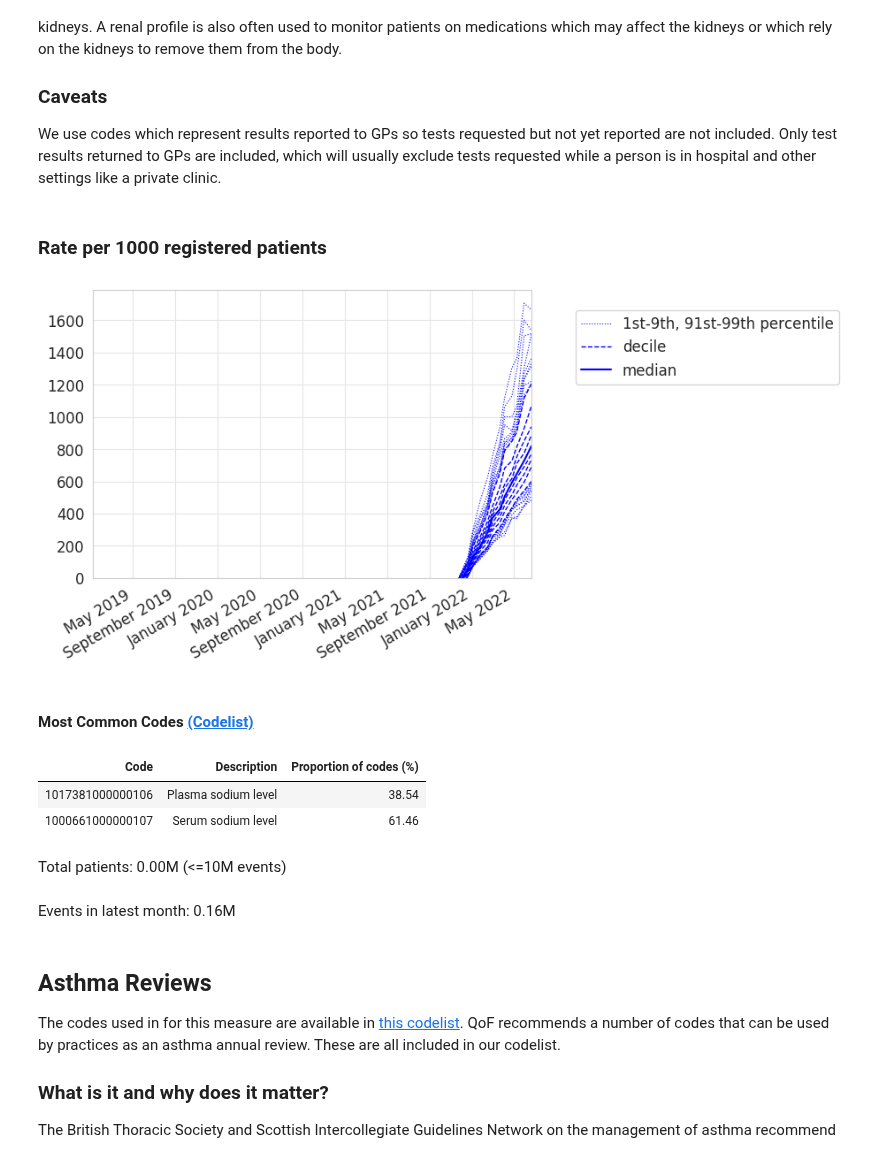
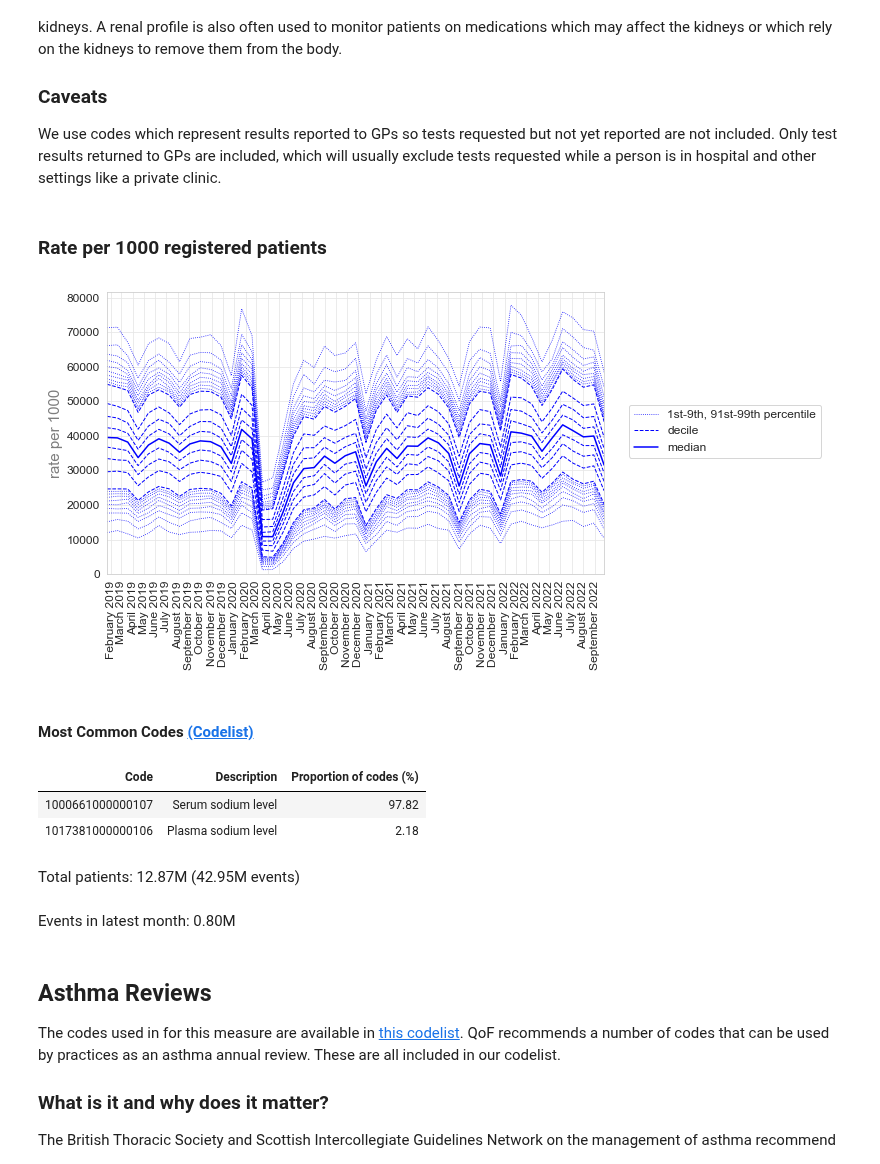
Before and after one commit to opensafely/SRO-Measures, a Jupyter notebook: analysis/sentinel_measures_updating.ipynb, the cells around one changed output. Saved outputs shown, nothing was run; the diff lists cells and outputs as text; code cells hidden in the pictures.

```diff
--- a/analysis/sentinel_measures_updating.ipynb
+++ b/analysis/sentinel_measures_updating.ipynb
@@ -251,16 +366,16 @@ Sodium is completed as part of a group of tests referred to as a renal profile,
 
 We use codes which represent results reported to GPs so tests requested but not yet reported are not included. Only test results returned to GPs are included, which will usually exclude tests requested while a person is in hospital and other settings like a private clinic.
 # %%
-generate_sentinel_measure('sodium')
+generate_sentinel_measure('sodium', 'backend_outputs/tpp')
 # %% [output]
 ### Rate per 1000 registered patients
-[figure, old version]
+[figure, new version]
 #### Most Common Codes <a href=https://www.opencodelists.org/codelist/opensafely/sodium-tests-numerical-value/32bff605/>(Codelist)</a>
 | Code | Description | Proportion of codes (%) |
-| 1017381000000106 | Plasma sodium level | 38.54 |
-| 1000661000000107 | Serum sodium level | 61.46 |
+| 1000661000000107 | Serum sodium level | 97.82 |
+| 1017381000000106 | Plasma sodium level | 2.18 |
-Total patients: 0.00M (<=10M events)
+Total patients: 12.87M (42.95M events)
-Events in latest month: 0.16M
+Events in latest month: 0.80M
 # %% [markdown]
 <a id="asthma"></a>
 ## Asthma Reviews
```
Also changed, not shown: parts of 12 cells of this notebook, 1 other file.
